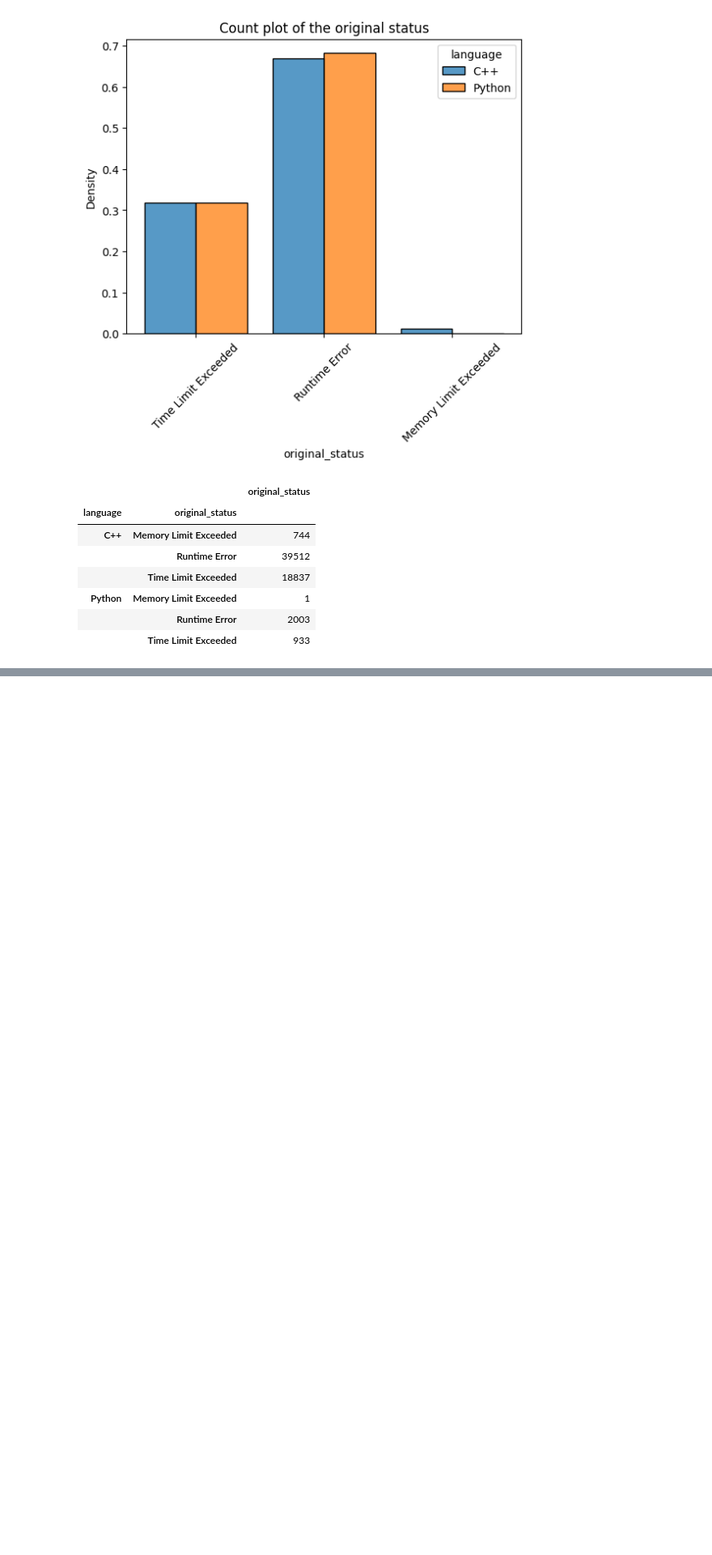
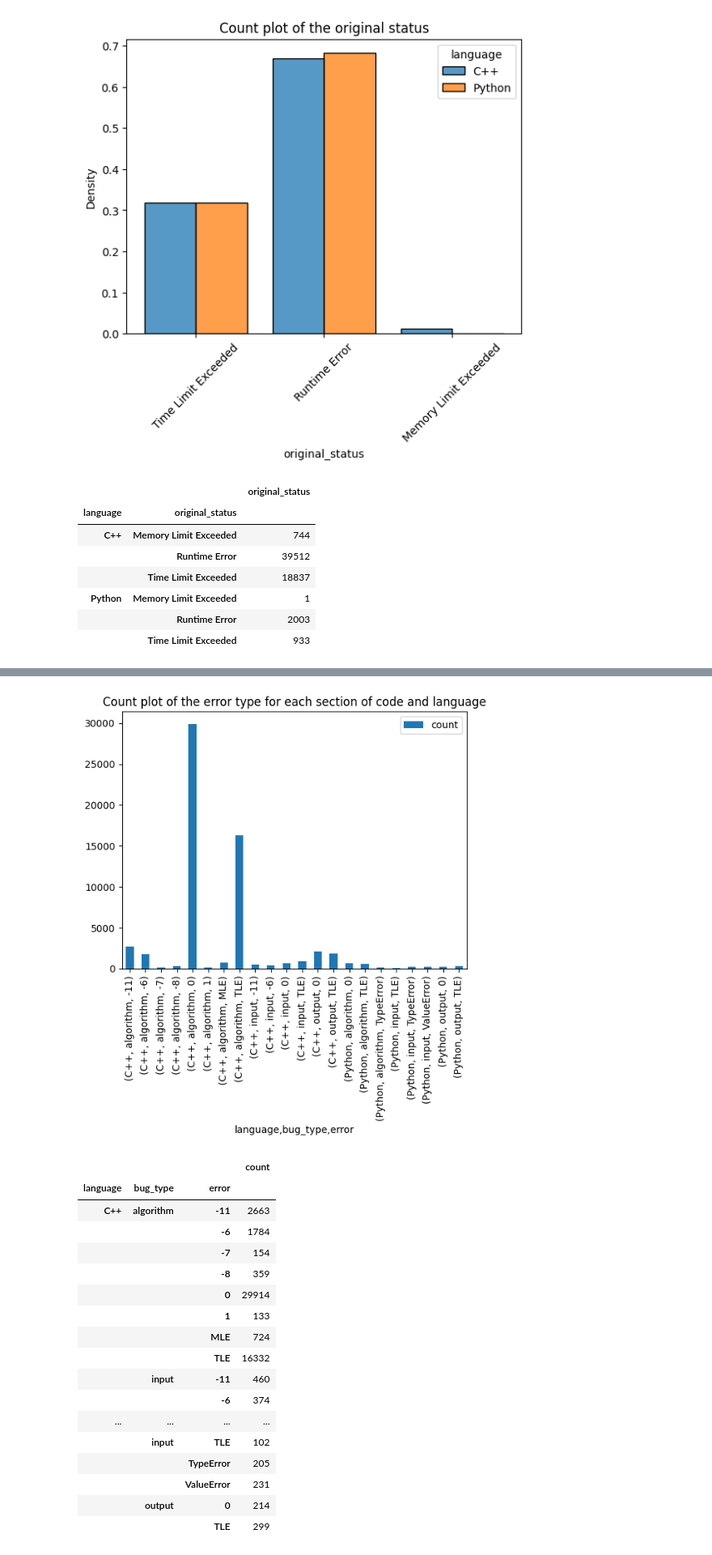
Before and after one commit to alexjercan/bug-detection, a Jupyter notebook: bugnet/EDA.ipynb, the cells around one changed output, grey strips where cells are left out. Shown at 81% size. Saved outputs shown, nothing was run; the diff lists cells and outputs as text; code cells hidden in the pictures; blank space fills up the shorter version.

```diff
--- a/bugnet/EDA.ipynb
+++ b/bugnet/EDA.ipynb
@@ -97,0 +209,41 @@ df.groupby(["language", "original_status"]).agg({"original_status": "count"})
+# %%
+# there are some 0 return code examples, but it is what it is, we don't have
+# all test cases; for C++ most algorithm bugs happen because of TLE and there
+# are also some that fail because of segfault (-11); for C++ input, it is
+# very similar, with more TLE and some segfaults, but this time the count
+# is more balanced; for C++ output most bugs happen because of TLE; it looks like
+# the most bugs for C++ happen because of TLE; the ones that resulted in Runtime
+# Error (which previously we seen that is the majoritary class) have a return code
+# of 0 (maybe missing test cases); Python is similar, it has mostly TLE bugs; but
+# for reading input it has some TypeError and ValueError (maybe converting gone wrong)
+
+agg_df = df.groupby(["language", "bug_type", "error"]).agg({"change": "count"})
+agg_df = agg_df[agg_df["change"] > 100]
+agg_df.columns = ["count"]
+
+agg_df.plot.bar()
+
+plt.title("Count plot of the error type for each section of code and language")
+plt.show()
+
+agg_df
+# %% [output]
+[figure, added]
+|  |  |  | count |
+| language | bug_type | error |  |
+| C++ | algorithm | -11 | 2663 |
+|  |  | -6 | 1784 |
+|  |  | -7 | 154 |
+|  |  | -8 | 359 |
+|  |  | 0 | 29914 |
+|  |  | 1 | 133 |
+|  |  | MLE | 724 |
+|  |  | TLE | 16332 |
+|  | input | -11 | 460 |
+|  |  | -6 | 374 |
+| ... | ... | ... | ... |
+|  | input | TLE | 102 |
+|  |  | TypeError | 205 |
+|  |  | ValueError | 231 |
+|  | output | 0 | 214 |
+|  |  | TLE | 299 |
```
Also changed, not shown: parts of 8 cells of this notebook.
